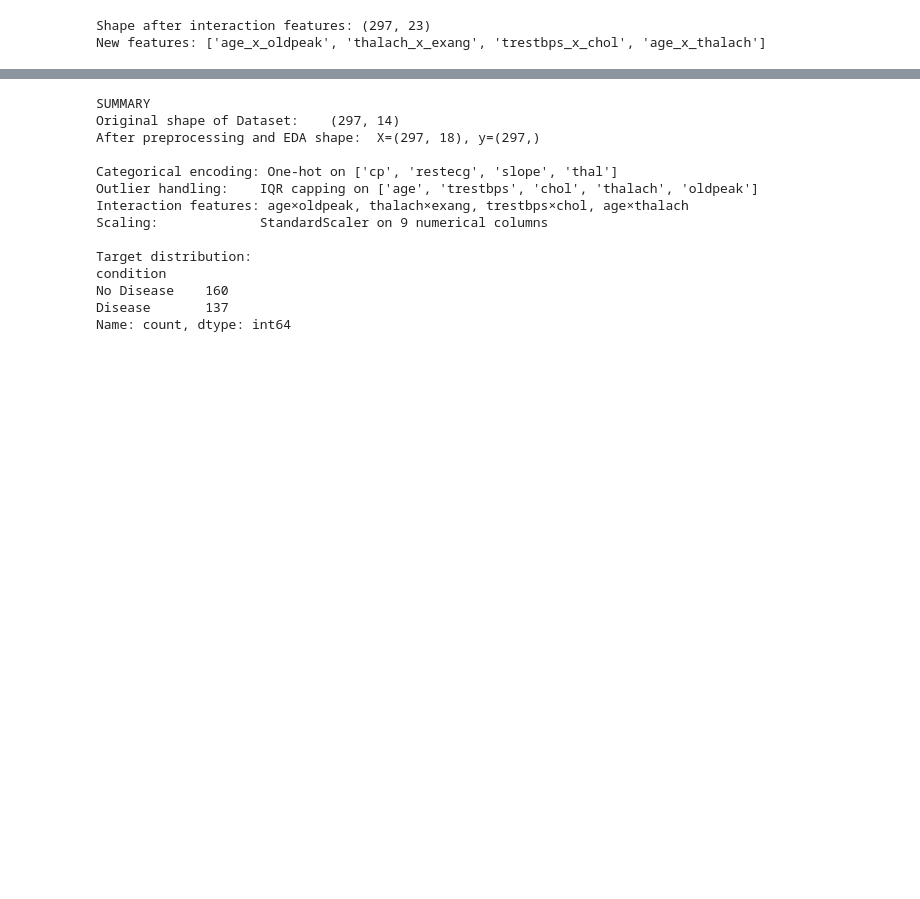
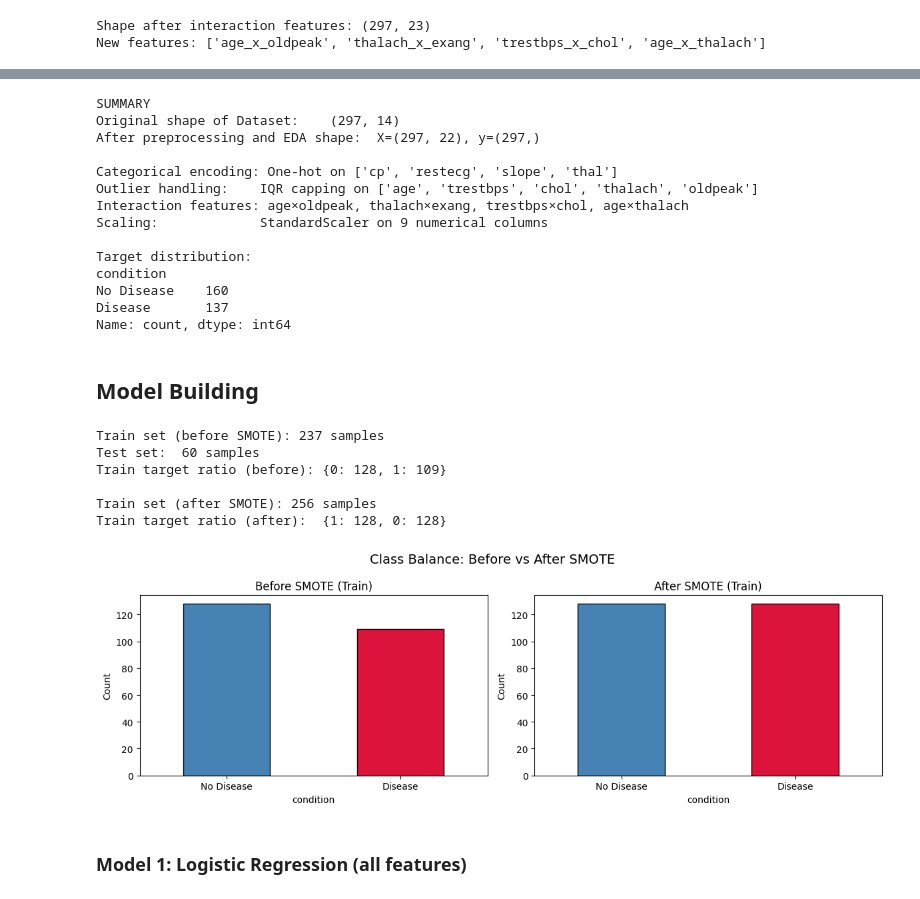
Before and after one commit to Chandramuhilan/Akaike-ML-Challenge-Problem-A, a Jupyter notebook: notebooks/solutions.ipynb, the cells around one changed output, grey strips where cells are left out. Drawn from its saved outputs; the diff is of its cells as text; code cells hidden in the pictures; blank space fills up the shorter version.

Commit message:
Model-builded

```diff
--- a/notebooks/solutions.ipynb
+++ b/notebooks/solutions.ipynb
@@ -135,13 +209,3 @@ plt.tight_layout()
 plt.show()
 # %% [output]
 [figure]
-# %%
-continuous_feats = ['age', 'trestbps', 'chol', 'thalach', 'oldpeak']
-fig, axes = plt.subplots(1, 5, figsize=(22, 5))
-for i, col in enumerate(continuous_feats):
-    sns.boxplot(data=df, x='condition', y=col, ax=axes[i], palette='Set2')
-    axes[i].set_title(f'{col} by condition', fontsize=11)
-    axes[i].set_xticklabels(['No Disease', 'Disease'])
-plt.suptitle('Continuous Features vs Heart Disease', fontsize=16, y=1.02)
-plt.tight_layout()
-plt.show()
@@ -255,7 +307,7 @@ print(y.value_counts().rename({0: 'No Disease', 1: 'Disease'}))
 # %% [output]
 SUMMARY
 Original shape of Dataset:    (297, 14)
-After preprocessing and EDA shape:  X=(297, 18), y=(297,)
+After preprocessing and EDA shape:  X=(297, 22), y=(297,)
 
 Categorical encoding: One-hot on ['cp', 'restecg', 'slope', 'thal']
 Outlier handling:    IQR capping on ['age', 'trestbps', 'chol', 'thalach', 'oldpeak']
@@ -267,3 +319,51 @@ condition
 No Disease    160
 Disease       137
 Name: count, dtype: int64
+# %% [markdown]
+## Model Building
+# %%
+from sklearn.model_selection import train_test_split, cross_val_score
+from sklearn.linear_model import LogisticRegression
+from sklearn.metrics import (classification_report, confusion_matrix,
+                             f1_score, roc_auc_score, roc_curve, accuracy_score)
+from xgboost import XGBClassifier
+
+# --- Train-Test Split (80-20) ---
+X_train, X_test, y_train, y_test = train_test_split(
+    X, y, test_size=0.2, random_state=42
+)
+print(f"Train set (before SMOTE): {X_train.shape[0]} samples")
+print(f"Test set:  {X_test.shape[0]} samples")
+print(f"Train target ratio (before): {y_train.value_counts().to_dict()}")
+
+# --- Apply SMOTE on training data only (avoid data leakage)
+smote = SMOTE(random_state=42)
+X_train_sm, y_train_sm = smote.fit_resample(X_train, y_train)
+
+print(f"\nTrain set (after SMOTE): {X_train_sm.shape[0]} samples")
+print(f"Train target ratio (after):  {pd.Series(y_train_sm).value_counts().to_dict()}")
+
+# to visualize before vs after SMOTE
+fig, axes = plt.subplots(1, 2, figsize=(12, 4))
+pd.Series(y_train).value_counts().plot(kind='bar', ax=axes[0], color=['steelblue', 'crimson'], edgecolor='black')
+axes[0].set_title('Before SMOTE (Train)')
+axes[0].set_xticklabels(['No Disease', 'Disease'], rotation=0)
+axes[0].set_ylabel('Count')
+
+pd.Series(y_train_sm).value_counts().plot(kind='bar', ax=axes[1], color=['steelblue', 'crimson'], edgecolor='black')
+axes[1].set_title('After SMOTE (Train)')
+axes[1].set_xticklabels(['No Disease', 'Disease'], rotation=0)
+axes[1].set_ylabel('Count')
+plt.suptitle('Class Balance: Before vs After SMOTE', fontsize=14)
+plt.tight_layout()
+plt.show()
+# %% [output]
+Train set (before SMOTE): 237 samples
+Test set:  60 samples
+Train target ratio (before): {0: 128, 1: 109}
+
+Train set (after SMOTE): 256 samples
+Train target ratio (after):  {1: 128, 0: 128}
+[figure, added]
+# %% [markdown]
+### Model 1: Logistic Regression (all features)
```
Also changed, not shown: parts of 19 cells of this notebook, 6 other files.
